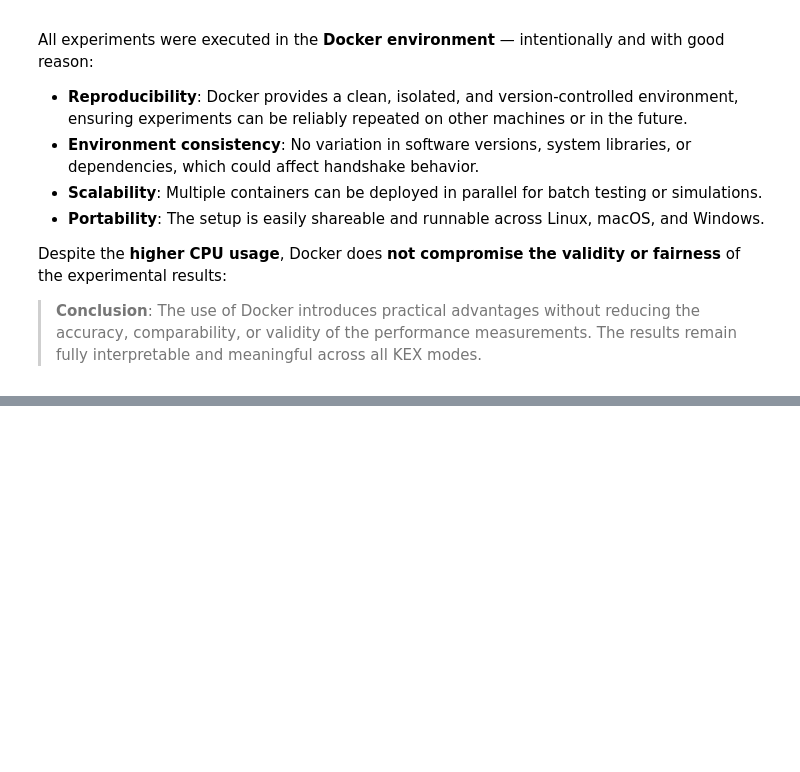
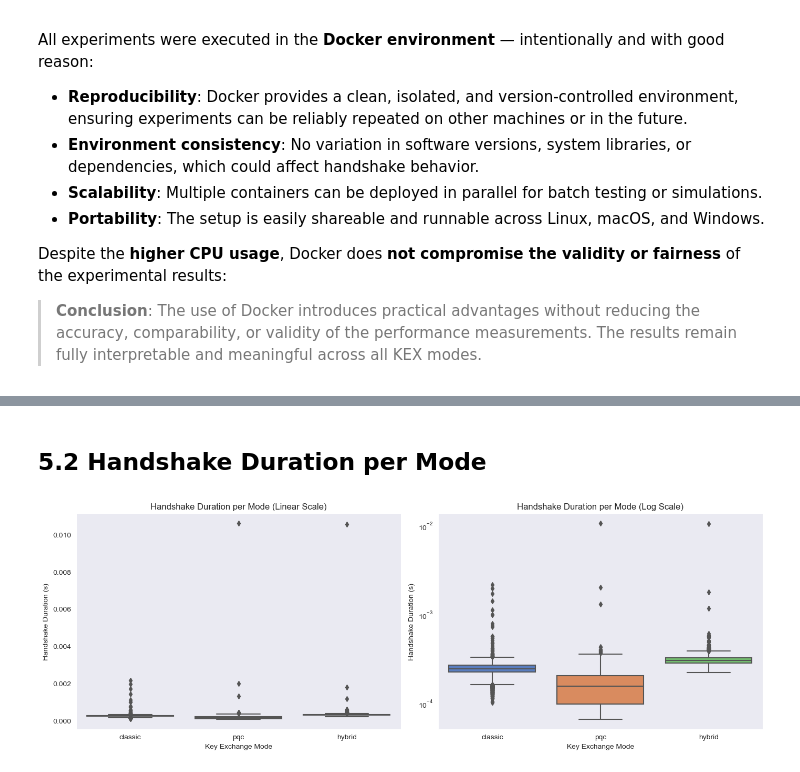
Before and after one commit to LucaBreh/HybridKEX, a Jupyter notebook: analytics/notebooks/03_analysis_and_visualization.ipynb, the cells around one changed output, grey strips where cells are left out. Saved outputs shown, nothing was run; the diff lists cells and outputs as text; code cells hidden in the pictures; blank space fills up the shorter version.

Commit message:
analyis and visualization: Comparison of KEX Modes started

```diff
--- a/analytics/notebooks/03_analysis_and_visualization.ipynb
+++ b/analytics/notebooks/03_analysis_and_visualization.ipynb
@@ -338,0 +366,29 @@ Despite the **higher CPU usage**, Docker does **not compromise the validity or f
+# %% [markdown]
+## 5.2 Handshake Duration per Mode
+# %%
+# Filter for client-side handshake data (if needed)
+df_plot = df_exp1_client[df_exp1_client["side"] == "client"]
+
+# Create two subplots: one with linear y-axis, one with logarithmic y-axis
+fig, axes = plt.subplots(1, 2, figsize=(14, 5), sharey=False)
+
+# Plot 1 – linear scale
+sns.boxplot(data=df_plot, x="mode", y="duration_sec", palette="muted", ax=axes[0])
+axes[0].set_title("Handshake Duration per Mode (Linear Scale)")
+axes[0].set_xlabel("Key Exchange Mode")
+axes[0].set_ylabel("Handshake Duration (s)")
+axes[0].grid(axis='y')
+
+# Plot 2 – logarithmic scale
+sns.boxplot(data=df_plot, x="mode", y="duration_sec", palette="muted", ax=axes[1])
+axes[1].set_title("Handshake Duration per Mode (Log Scale)")
+axes[1].set_xlabel("Key Exchange Mode")
+axes[1].set_ylabel("Handshake Duration (s)")
+axes[1].set_yscale("log")
+axes[1].grid(axis='y')
+
+# Display the combined plot
+plt.tight_layout()
+plt.show()
+# %% [output]
+[figure, added]
```
Also changed, not shown: parts of 8 cells of this notebook.
